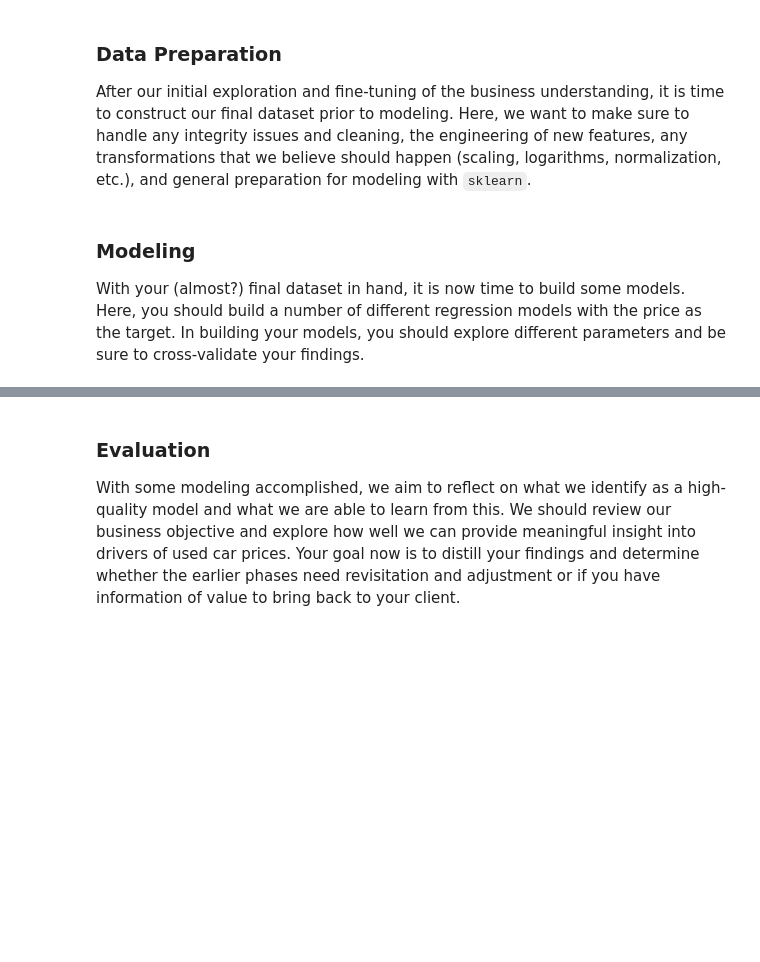
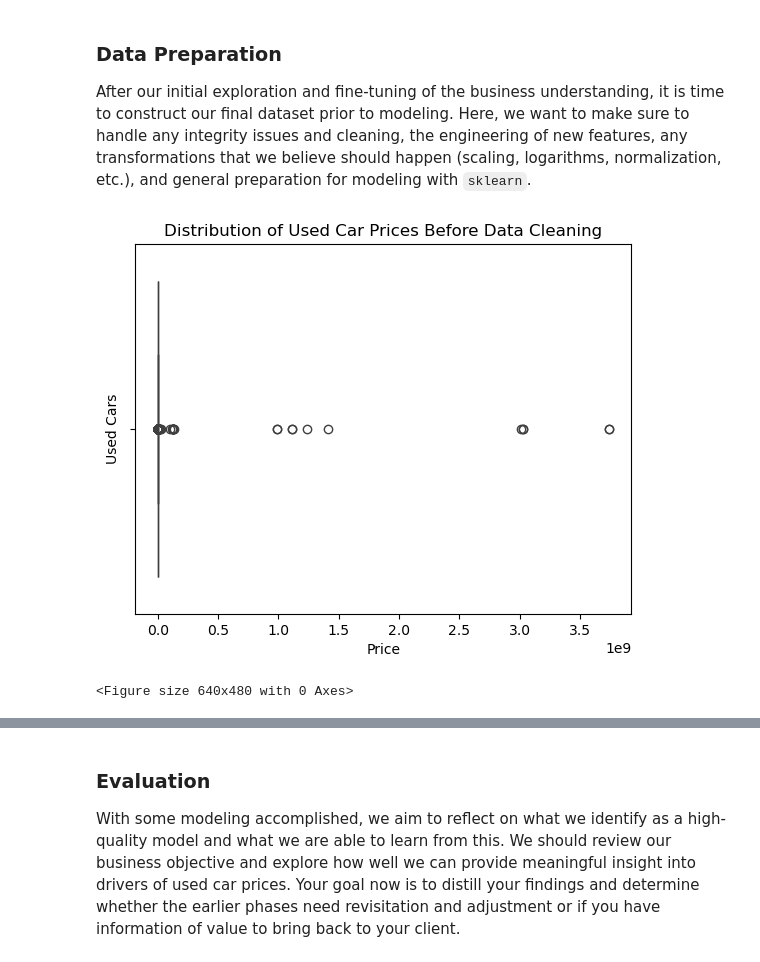
Before and after one commit to RC-ML-LAB/used-car-analysis, a Jupyter notebook: used_car_analysis.ipynb, the cells around one changed output, grey strips where cells are left out. Cells and saved outputs as stored; diff of their text form; code cells hidden in the pictures; blank space fills up the shorter version.

```diff
--- a/used_car_analysis.ipynb
+++ b/used_car_analysis.ipynb
@@ -27,0 +73,3 @@ After considering the business understanding, we want to get familiar with our d
+# %%
+# Load used cars dataset
+df = pd.read_csv('data/vehicles.csv')
@@ -29,7 +151,14 @@ After considering the business understanding, we want to get familiar with our d
 ### Data Preparation
 
 After our initial exploration and fine-tuning of the business understanding, it is time to construct our final dataset prior to modeling.  Here, we want to make sure to handle any integrity issues and cleaning, the engineering of new features, any transformations that we believe should happen (scaling, logarithms, normalization, etc.), and general preparation for modeling with `sklearn`.
-# %% [markdown]
-### Modeling
-
-With your (almost?) final dataset in hand, it is now time to build some models.  Here, you should build a number of different regression models with the price as the target.  In building your models, you should explore different parameters and be sure to cross-validate your findings.
+# %%
+sns.boxplot(data=df, x='price')
+plt.title("Distribution of Used Car Prices Before Data Cleaning")
+plt.xlabel("Price")
+plt.ylabel("Used Cars")
+plt.show()
+# Save the figure to the images folder
+plt.savefig("images/used_car_price_boxplot_before_data_cleaning.png")
+# %% [output]
+[figure, added]
+<Figure size 640x480 with 0 Axes>
```
Also changed, not shown: parts of 32 cells of this notebook, 21 other files.
